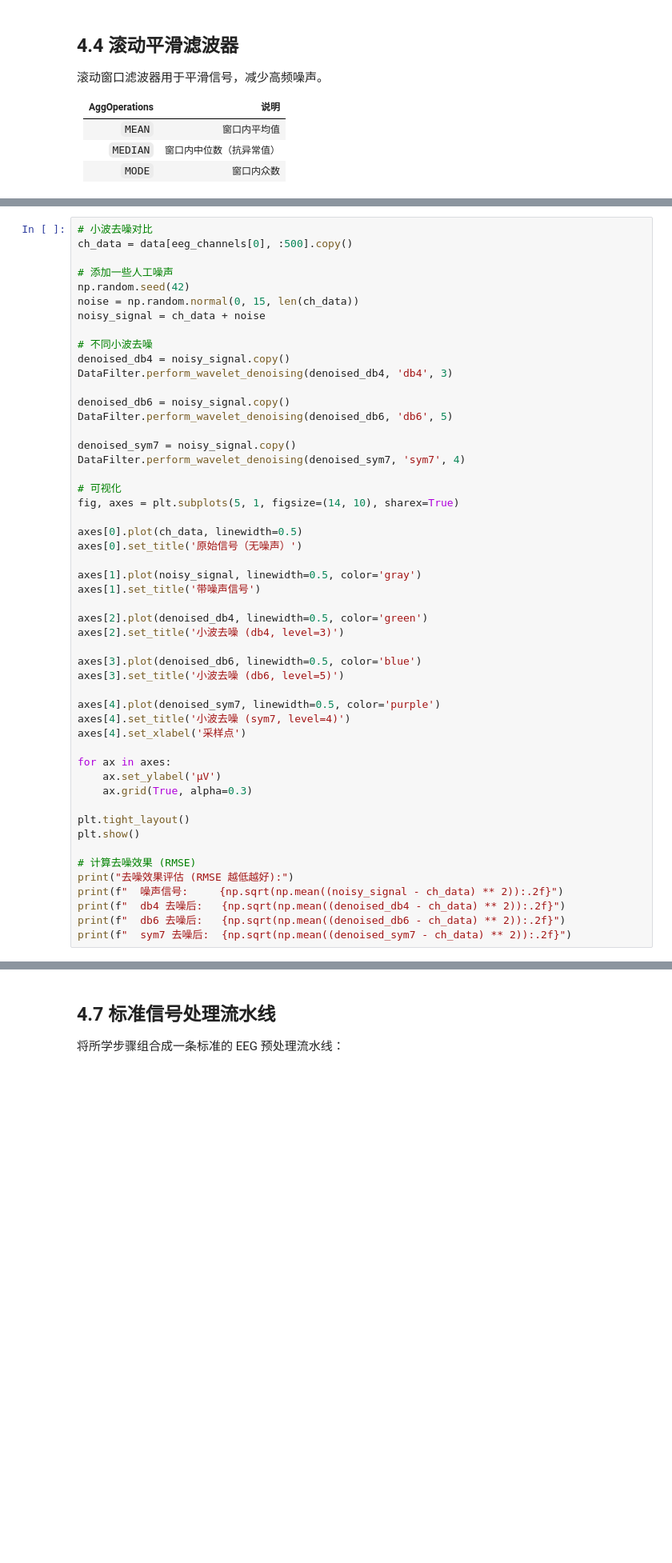
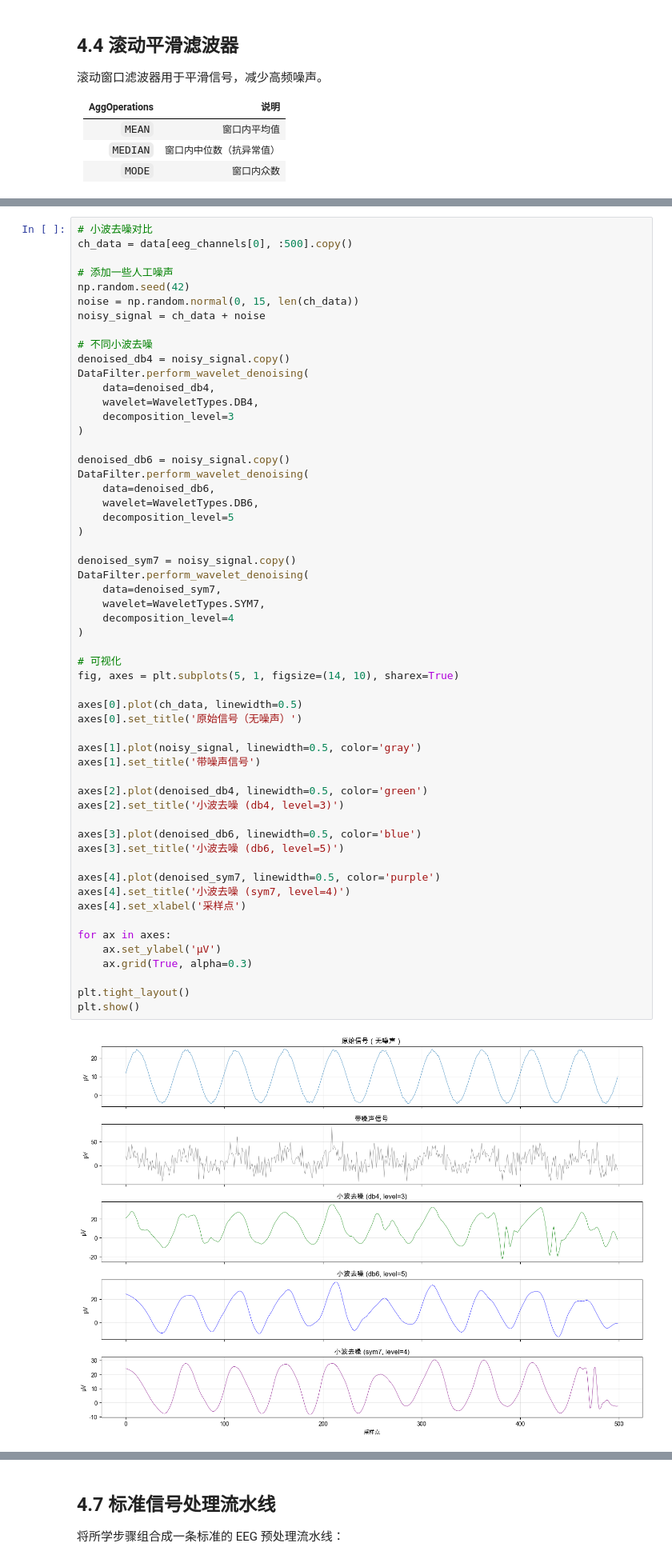
Before and after one commit to usstziyi/openbci-5, a Jupyter notebook: notebooks/unit4_signal_processing.ipynb, the cells around one changed output, grey strips where cells are left out. Shown at 80% size. Drawn from its saved outputs; the diff is of its cells as text; blank space fills up the shorter version.

```diff
--- a/notebooks/unit4_signal_processing.ipynb
+++ b/notebooks/unit4_signal_processing.ipynb
@@ -324,43 +350,50 @@ noisy_signal = ch_data + noise
 
 # 不同小波去噪
 denoised_db4 = noisy_signal.copy()
-DataFilter.perform_wavelet_denoising(denoised_db4, 'db4', 3)
+DataFilter.perform_wavelet_denoising(
+    data=denoised_db4,
+    wavelet=WaveletTypes.DB4,
+    decomposition_level=3
+)
 
 denoised_db6 = noisy_signal.copy()
-DataFilter.perform_wavelet_denoising(denoised_db6, 'db6', 5)
+DataFilter.perform_wavelet_denoising(
+    data=denoised_db6,
+    wavelet=WaveletTypes.DB6,
+    decomposition_level=5
+)
 
 denoised_sym7 = noisy_signal.copy()
-DataFilter.perform_wavelet_denoising(denoised_sym7, 'sym7', 4)
+DataFilter.perform_wavelet_denoising(
+    data=denoised_sym7,
+    wavelet=WaveletTypes.SYM7,
+    decomposition_level=4
+)
 
 # 可视化
 fig, axes = plt.subplots(5, 1, figsize=(14, 10), sharex=True)
 
 axes[0].plot(ch_data, linewidth=0.5)
 axes[0].set_title('原始信号（无噪声）')
 
 axes[1].plot(noisy_signal, linewidth=0.5, color='gray')
 axes[1].set_title('带噪声信号')
 
 axes[2].plot(denoised_db4, linewidth=0.5, color='green')
 axes[2].set_title('小波去噪 (db4, level=3)')
 
 axes[3].plot(denoised_db6, linewidth=0.5, color='blue')
 axes[3].set_title('小波去噪 (db6, level=5)')
 
 axes[4].plot(denoised_sym7, linewidth=0.5, color='purple')
 axes[4].set_title('小波去噪 (sym7, level=4)')
 axes[4].set_xlabel('采样点')
 
 for ax in axes:
     ax.set_ylabel('μV')
     ax.grid(True, alpha=0.3)
 
 plt.tight_layout()
 plt.show()
-
-# 计算去噪效果 (RMSE)
-print("去噪效果评估 (RMSE 越低越好):")
-print(f"  噪声信号:     {np.sqrt(np.mean((noisy_signal - ch_data) ** 2)):.2f}")
-print(f"  db4 去噪后:   {np.sqrt(np.mean((denoised_db4 - ch_data) ** 2)):.2f}")
-print(f"  db6 去噪后:   {np.sqrt(np.mean((denoised_db6 - ch_data) ** 2)):.2f}")
-print(f"  sym7 去噪后:  {np.sqrt(np.mean((denoised_sym7 - ch_data) ** 2)):.2f}")
+# %% [output]
+[figure, added]
```
Also changed, not shown: parts of 10 cells of this notebook, 2 other files.
